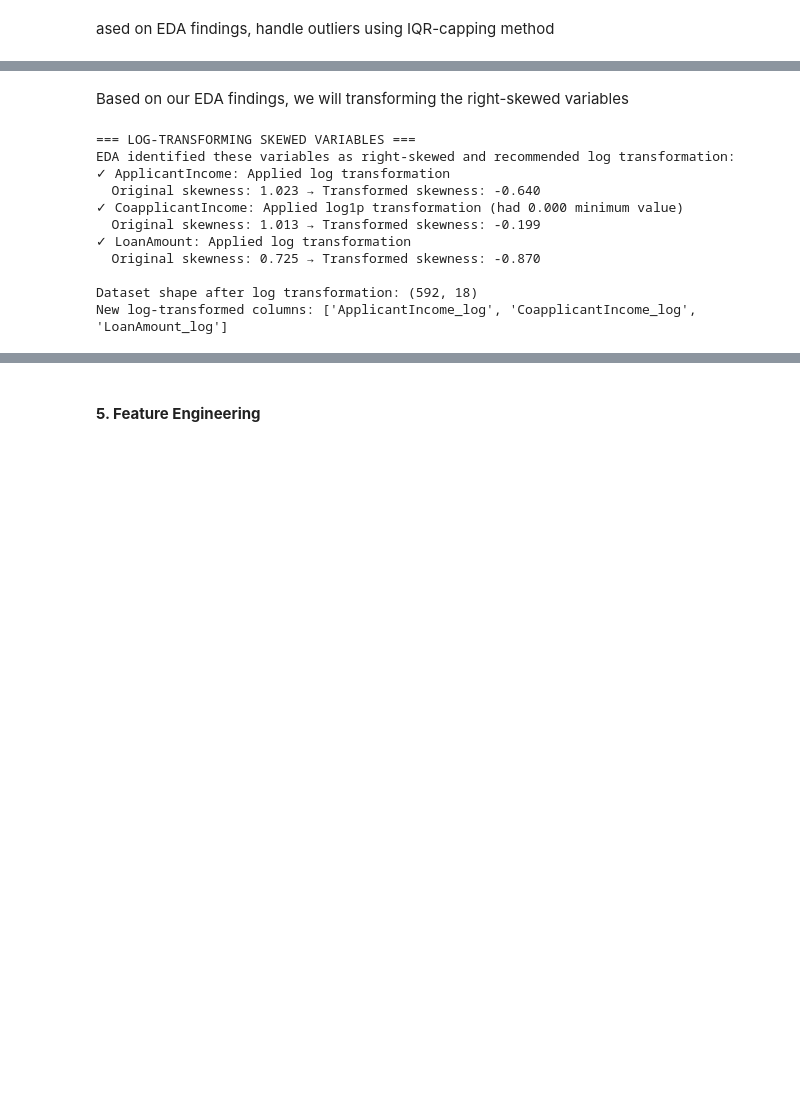
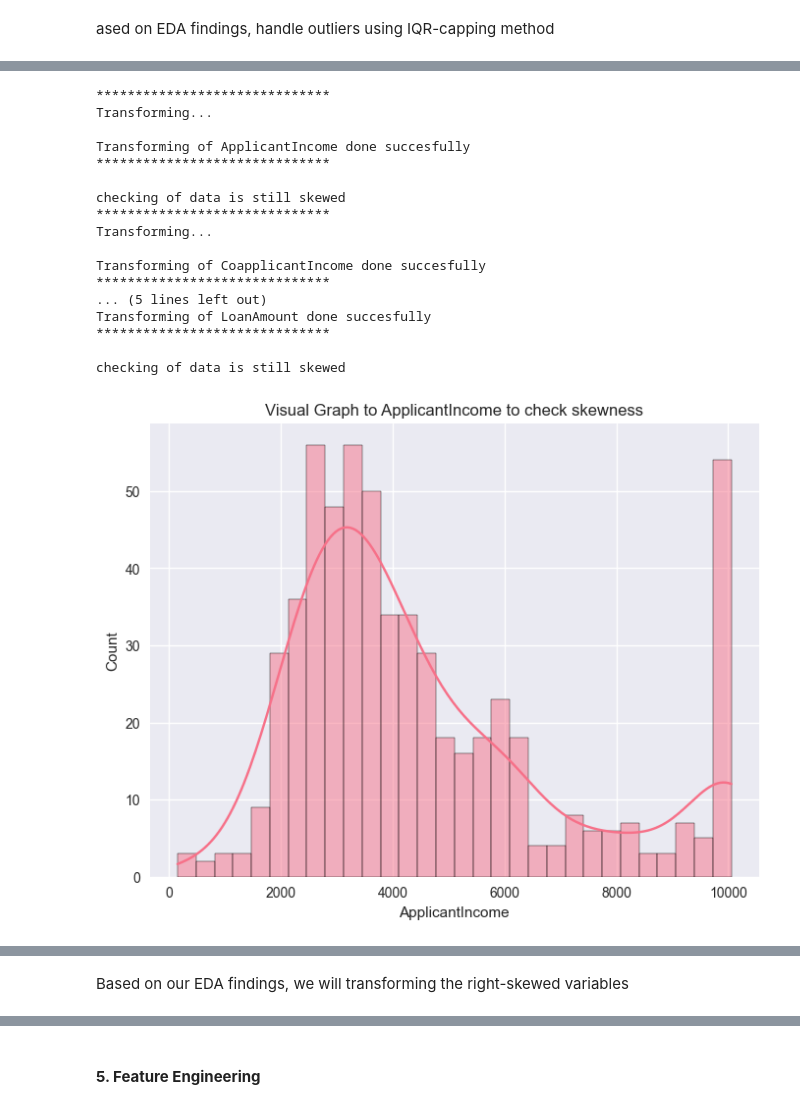
Before and after one commit to Osisami00/AI_Engr, a Jupyter notebook: My_Task/week_12/home_preprocessing.ipynb, the cells around one changed output, grey strips where cells are left out. Saved outputs shown, nothing was run; the diff lists cells and outputs as text; code cells hidden in the pictures; blank space fills up the shorter version.

```diff
--- a/My_Task/week_12/home_preprocessing.ipynb
+++ b/My_Task/week_12/home_preprocessing.ipynb
@@ -46,7 +48,7 @@ print("Libraries imported successfully!")
 # %% [output]
 Libraries imported successfully!
 # %%
-df = pd.read_csv("cleaned_homeloan_dataset.csv")
+df = pd.read_csv("EDA_homeloan_dataset.csv")
 df.head()
 # %% [output]
 |  | Loan_ID | Gender | Married | Dependents | Education | Self_Employed | ApplicantIncome | CoapplicantIncome | ... |
@@ -185,0 +160,3 @@ Dataset shape after outlier treatment: (592, 12)
+# %%
+for col in ["ApplicantIncome", "CoapplicantIncome", "LoanAmount"]:
+    IQR_Clipping(col)
@@ -187,0 +175,35 @@ Dataset shape after outlier treatment: (592, 12)
+# %%
+def Log_transform(column):
+    """This function transforms skewed data"""
+    print("*" * 30)
+    print("Transforming...")
+    np.log(df_processed[column])
+    print(f"\nTransforming of {column} done succesfully")
+
+    print("*" * 30)
+    print("\nchecking of data is still skewed")
+    plt.figure(figsize=(8,6))
+    sns.histplot(data=df_processed[column], kde=True, bins=30)
+    plt.title(f"Visual Graph to {column} to check skewness")
+# %%
+for col in ["ApplicantIncome", "CoapplicantIncome", "LoanAmount"]:
+    Log_transform(col)
+# %% [output]
+******************************
+Transforming...
+
+Transforming of ApplicantIncome done succesfully
+******************************
+
+checking of data is still skewed
+******************************
+Transforming...
+
+Transforming of CoapplicantIncome done succesfully
+******************************
+... (5 lines left out)
+Transforming of LoanAmount done succesfully
+******************************
+
+checking of data is still skewed
+[figure, added]
@@ -188,45 +212,5 @@ Dataset shape after outlier treatment: (592, 12)
 # %% [markdown]
 Based on our EDA findings, we will transforming the right-skewed variables
-# %%
-# Log-transform skewed variables as recommended by EDA
-print("=== LOG-TRANSFORMING SKEWED VARIABLES ===")
-print("EDA identified these variables as right-skewed and recommended log transformation:")
-
-# Variables to log-transform based on EDA findings
-skewed_vars = ['ApplicantIncome', 'CoapplicantIncome', 'LoanAmount']
-
-for var in skewed_vars:
-    if var in df_processed.columns:
-        # Check if variable has zero or negative values
-        min_val = df_processed[var].min()
-        if min_val <= 0:
-            # Use log1p for variables with zeros
-            df_processed[f'{var}_log'] = np.log1p(df_processed[var])
-            print(f"✓ {var}: Applied log1p transformation (had {min_val:.3f} minimum value)")
-        else:
-            # Use log for positive values only
-            df_processed[f'{var}_log'] = np.log(df_processed[var])
-            print(f"✓ {var}: Applied log transformation")
-
-        # Check skewness before and after
-        original_skew = skew(df_processed[var])
-        transformed_skew = skew(df_processed[f'{var}_log'])
-        print(f"  Original skewness: {original_skew:.3f} → Transformed skewness: {transformed_skew:.3f}")
-
-print(f"\nDataset shape after log transformation: {df_processed.shape}")
-print("New log-transformed columns:", [col for col in df_processed.columns if '_log' in col])
-# %% [output]
-=== LOG-TRANSFORMING SKEWED VARIABLES ===
-EDA identified these variables as right-skewed and recommended log transformation:
-✓ ApplicantIncome: Applied log transformation
-  Original skewness: 1.023 → Transformed skewness: -0.640
-✓ CoapplicantIncome: Applied log1p transformation (had 0.000 minimum value)
-  Original skewness: 1.013 → Transformed skewness: -0.199
-✓ LoanAmount: Applied log transformation
-  Original skewness: 0.725 → Transformed skewness: -0.870
-
-Dataset shape after log transformation: (592, 18)
-New log-transformed columns: ['ApplicantIncome_log', 'CoapplicantIncome_log', 'LoanAmount_log']
 # %%
 df_processed.head()
 # %% [output]
```
Also changed, not shown: parts of 23 cells of this notebook, 2 other files.
